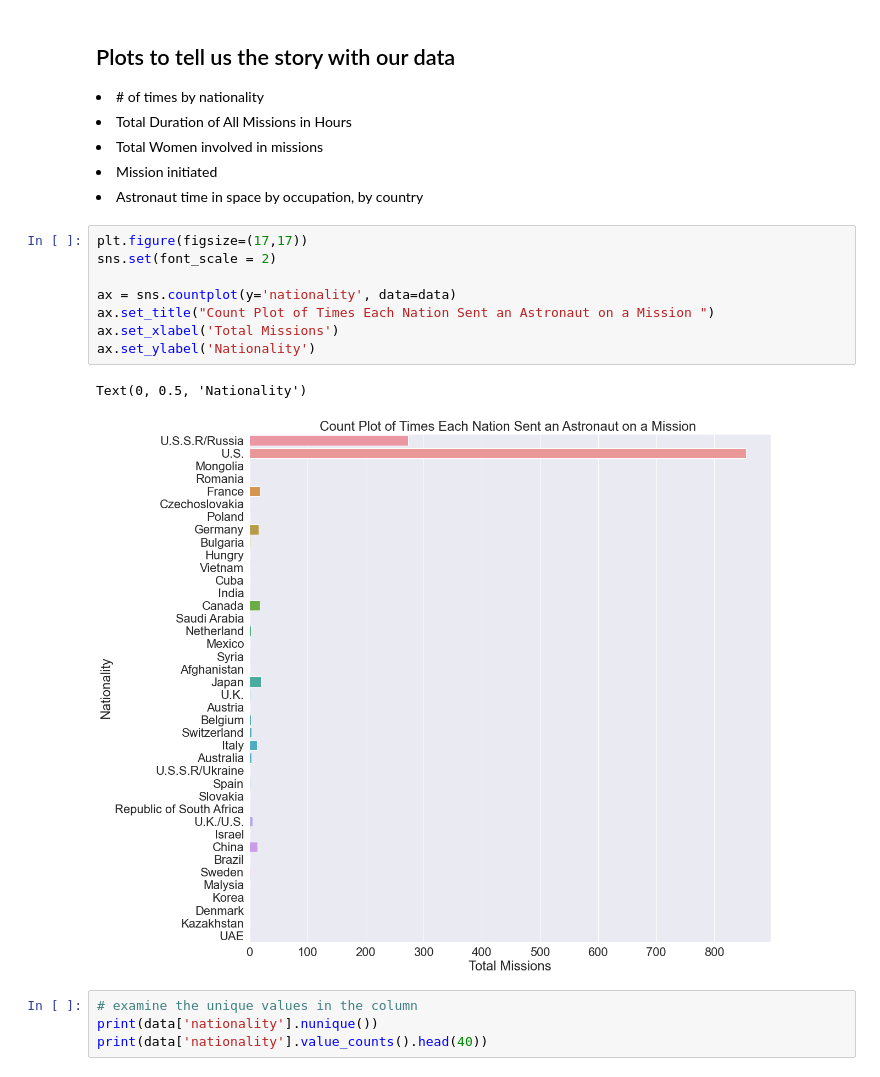
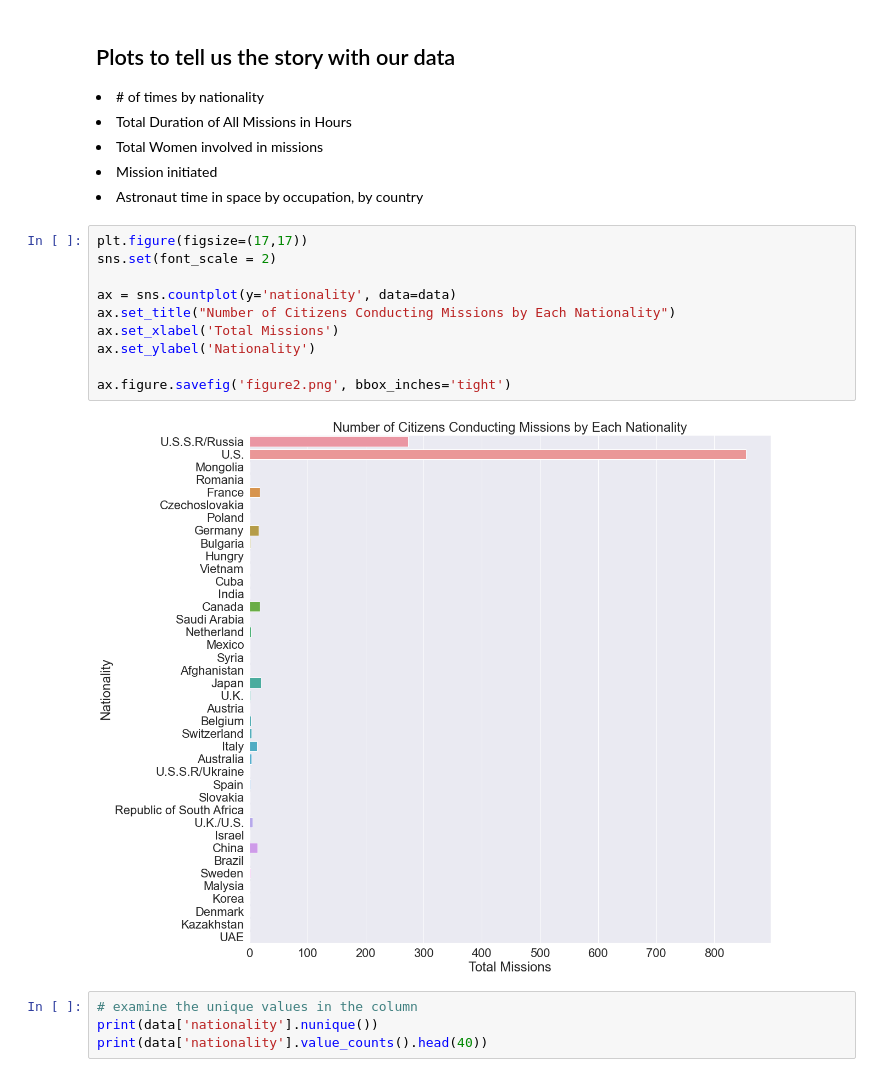
Before and after one commit to munjik/personal-projects, a Jupyter notebook: nPlan/astronauts-missions.ipynb, the cells around one changed output. Saved outputs shown, nothing was run; the diff lists cells and outputs as text.

```diff
--- a/nPlan/astronauts-missions.ipynb
+++ b/nPlan/astronauts-missions.ipynb
@@ -219,14 +219,15 @@ print(data['occupation'].nunique())
 # %%
 plt.figure(figsize=(17,17))
 sns.set(font_scale = 2)
 
 ax = sns.countplot(y='nationality', data=data)
-ax.set_title("Count Plot of Times Each Nation Sent an Astronaut on a Mission ")
+ax.set_title("Number of Citizens Conducting Missions by Each Nationality")
 ax.set_xlabel('Total Missions')
 ax.set_ylabel('Nationality')
+
+ax.figure.savefig('figure2.png', bbox_inches='tight')
 # %% [output]
-Text(0, 0.5, 'Nationality')
-[figure, old version]
+[figure, new version]
 # %%
 # examine the unique values in the column
 print(data['nationality'].nunique())
```
Also changed, not shown: parts of 12 cells of this notebook, 3 other files.
